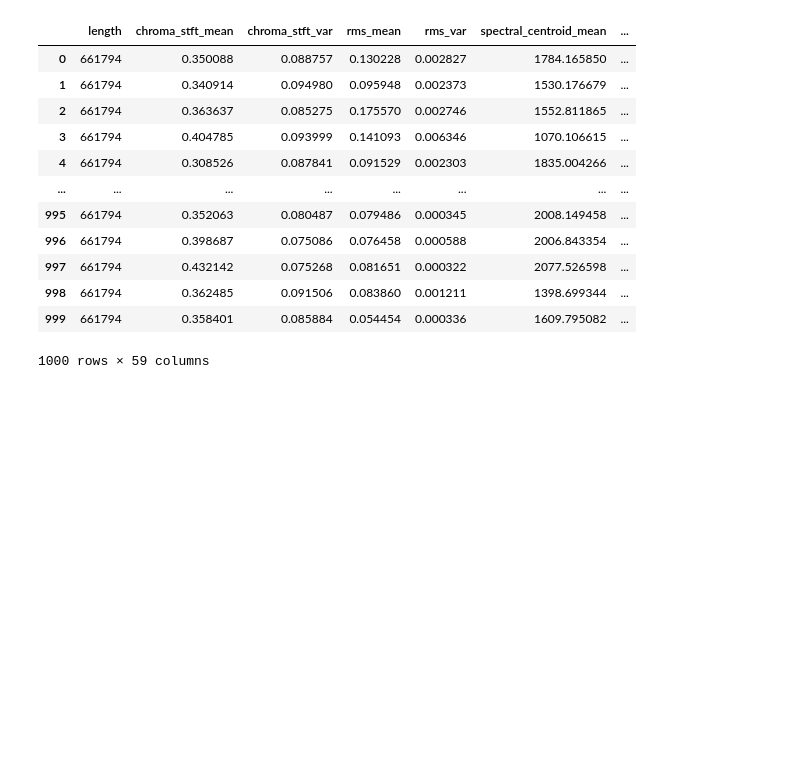
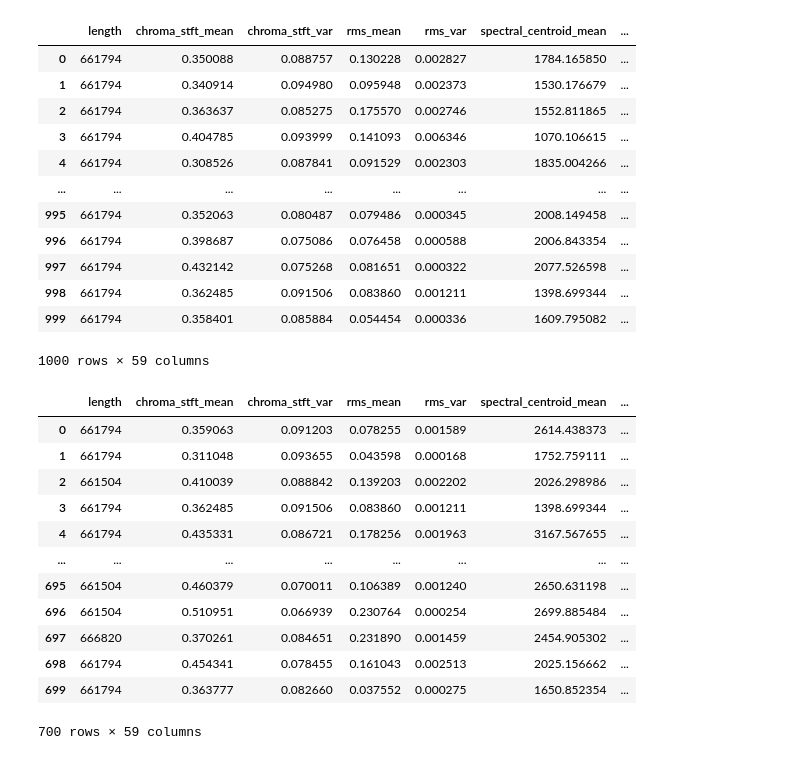
Before and after one commit to rsmassey/mcats, a Jupyter notebook: notebooks/small_30s_dataset_split.ipynb, the cells around one changed output. Drawn from its saved outputs; the diff is of its cells as text; code cells hidden in the pictures; blank space fills up the shorter version.

```diff
--- a/notebooks/small_30s_dataset_split.ipynb
+++ b/notebooks/small_30s_dataset_split.ipynb
@@ -49,0 +50,18 @@ test_data.to_csv('../data/raw/val_small_30s.csv')
+# %%
+import pandas as pd
+d = pd.read_csv('../data/raw/train_small_30s.csv')
+d
+# %% [output]
+|  | length | chroma_stft_mean | chroma_stft_var | rms_mean | rms_var | spectral_centroid_mean | ... |
+| 0 | 661794 | 0.359063 | 0.091203 | 0.078255 | 0.001589 | 2614.438373 | ... |
+| 1 | 661794 | 0.311048 | 0.093655 | 0.043598 | 0.000168 | 1752.759111 | ... |
+| 2 | 661504 | 0.410039 | 0.088842 | 0.139203 | 0.002202 | 2026.298986 | ... |
+| 3 | 661794 | 0.362485 | 0.091506 | 0.083860 | 0.001211 | 1398.699344 | ... |
+| 4 | 661794 | 0.435331 | 0.086721 | 0.178256 | 0.001963 | 3167.567655 | ... |
+| ... | ... | ... | ... | ... | ... | ... | ... |
+| 695 | 661504 | 0.460379 | 0.070011 | 0.106389 | 0.001240 | 2650.631198 | ... |
+| 696 | 661504 | 0.510951 | 0.066939 | 0.230764 | 0.000254 | 2699.885484 | ... |
+| 697 | 666820 | 0.370261 | 0.084651 | 0.231890 | 0.001459 | 2454.905302 | ... |
+| 698 | 661794 | 0.454341 | 0.078455 | 0.161043 | 0.002513 | 2025.156662 | ... |
+| 699 | 661794 | 0.363777 | 0.082660 | 0.037552 | 0.000275 | 1650.852354 | ... |
+700 rows × 59 columns
```
Also changed, not shown: parts of 1 cell of this notebook, 6 other files.
